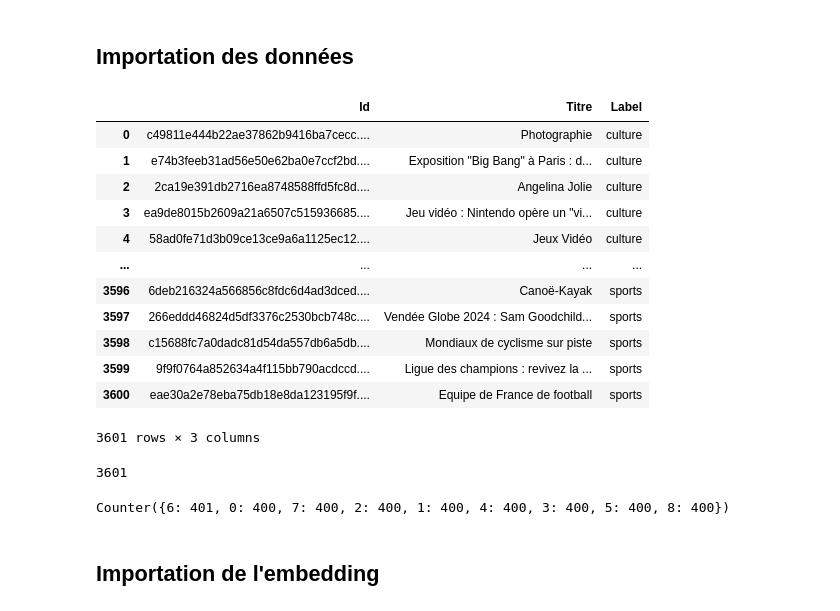
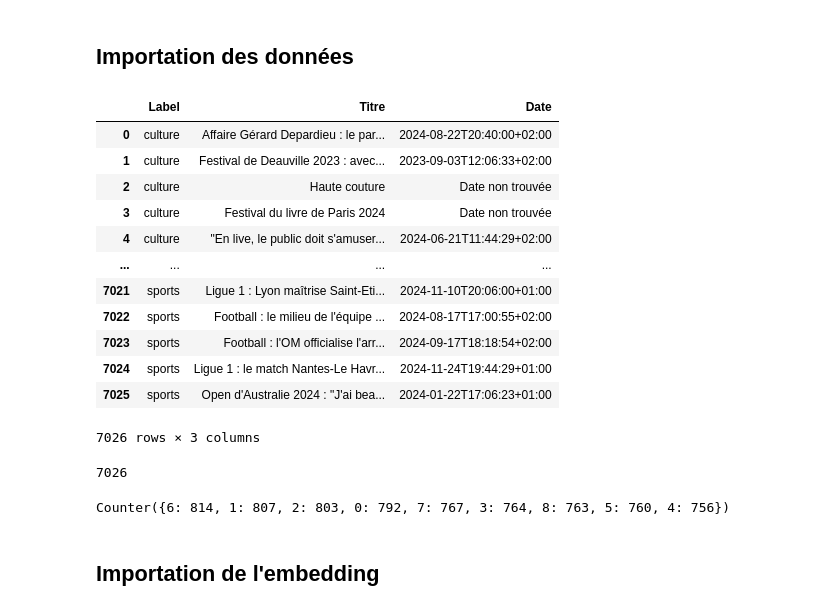
Before and after one commit to AlexandreDemarquet/francinfo_article_classification, a Jupyter notebook: baseLine.ipynb, the cells around one changed output. Drawn from its saved outputs; the diff is of its cells as text; code cells hidden in the pictures.

```diff
--- a/baseLine.ipynb
+++ b/baseLine.ipynb
@@ -13,22 +13,22 @@ from sklearn.model_selection import train_test_split
 import re
 import torch.nn as nn
 # %%
-data = pd.read_csv("scrapping_script/donnees_labelisees_3600.csv")
+data = pd.read_csv("donnees/donnees_final_sans_doublons.csv")
 data
 # %% [output]
-|  | Id | Titre | Label |
-| 0 | c49811e444b22ae37862b9416ba7cecc.... | Photographie | culture |
-| 1 | e74b3feeb31ad56e50e62ba0e7ccf2bd.... | Exposition "Big Bang" à Paris : d... | culture |
-| 2 | 2ca19e391db2716ea8748588ffd5fc8d.... | Angelina Jolie | culture |
-| 3 | ea9de8015b2609a21a6507c515936685.... | Jeu vidéo : Nintendo opère un "vi... | culture |
-| 4 | 58ad0fe71d3b09ce13ce9a6a1125ec12.... | Jeux Vidéo | culture |
+|  | Label | Titre | Date |
+| 0 | culture | Affaire Gérard Depardieu : le par... | 2024-08-22T20:40:00+02:00 |
+| 1 | culture | Festival de Deauville 2023 : avec... | 2023-09-03T12:06:33+02:00 |
+| 2 | culture | Haute couture | Date non trouvée |
+| 3 | culture | Festival du livre de Paris 2024 | Date non trouvée |
+| 4 | culture | "En live, le public doit s'amuser... | 2024-06-21T11:44:29+02:00 |
 | ... | ... | ... | ... |
-| 3596 | 6deb216324a566856c8fdc6d4ad3dced.... | Canoë-Kayak | sports |
-| 3597 | 266eddd46824d5df3376c2530bcb748c.... | Vendée Globe 2024 : Sam Goodchild... | sports |
-| 3598 | c15688fc7a0dadc81d54da557db6a5db.... | Mondiaux de cyclisme sur piste | sports |
-| 3599 | 9f9f0764a852634a4f115bb790acdccd.... | Ligue des champions : revivez la ... | sports |
-| 3600 | eae30a2e78eba75db18e8da123195f9f.... | Equipe de France de football | sports |
+| 7021 | sports | Ligue 1 : Lyon maîtrise Saint-Eti... | 2024-11-10T20:06:00+01:00 |
+| 7022 | sports | Football : le milieu de l'équipe ... | 2024-08-17T17:00:55+02:00 |
+| 7023 | sports | Football : l'OM officialise l'arr... | 2024-09-17T18:18:54+02:00 |
+| 7024 | sports | Ligue 1 : le match Nantes-Le Havr... | 2024-11-24T19:44:29+01:00 |
+| 7025 | sports | Open d'Australie 2024 : "J'ai bea... | 2024-01-22T17:06:23+01:00 |
-3601 rows × 3 columns
+7026 rows × 3 columns
 # %%
 label_map = {"culture" :  0, "monde": 1, "meteo": 2, "sante": 3, "politique": 4, "societe": 5, "europe": 6, "environnement": 7, "sports": 8}
 inv_label_map = {0: "culture", 1: "monde", 2: "meteo", 3: "sante", 4: "politique", 5: "societe", 6: "europe", 7: "environnement", 8: "sports"}
@@ -38,13 +38,13 @@ inv_label_map_to_keep = {0: "culture", 1: "monde", 2: "meteo", 3: "sante", 4: "p
 labels_numeric = [label_map[label] for label in data['Label']]
 print(len(labels_numeric))
 # %% [output]
-3601
+7026
 # %%
 # Compter le nombre d'occurences de chaque étiquette
 from collections import Counter
 print(Counter(labels_numeric))
 # %% [output]
-Counter({6: 401, 0: 400, 7: 400, 2: 400, 1: 400, 4: 400, 3: 400, 5: 400, 8: 400})
+Counter({6: 814, 1: 807, 2: 803, 0: 792, 7: 767, 3: 764, 8: 763, 5: 760, 4: 756})
 # %% [markdown]
 ## Importation de l'embedding
 # %%
```
Also changed, not shown: parts of 6 cells of this notebook.
